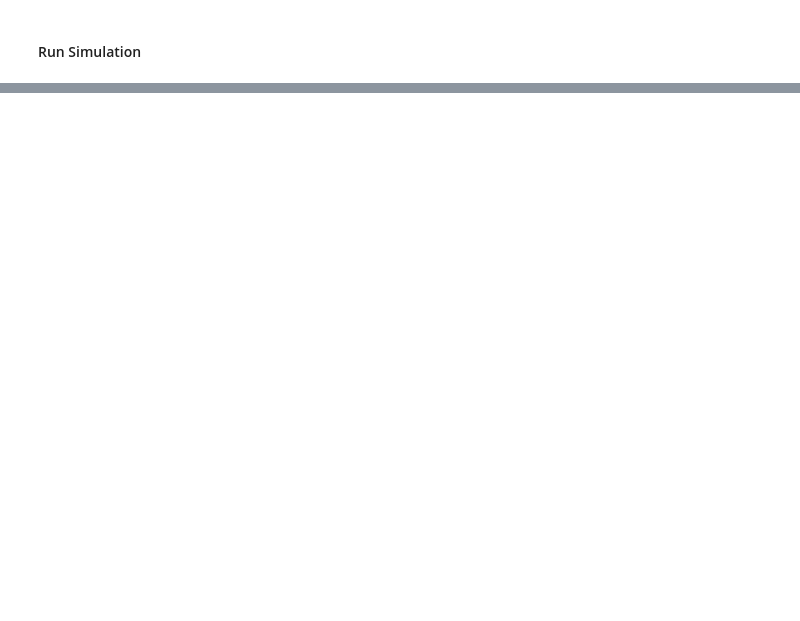
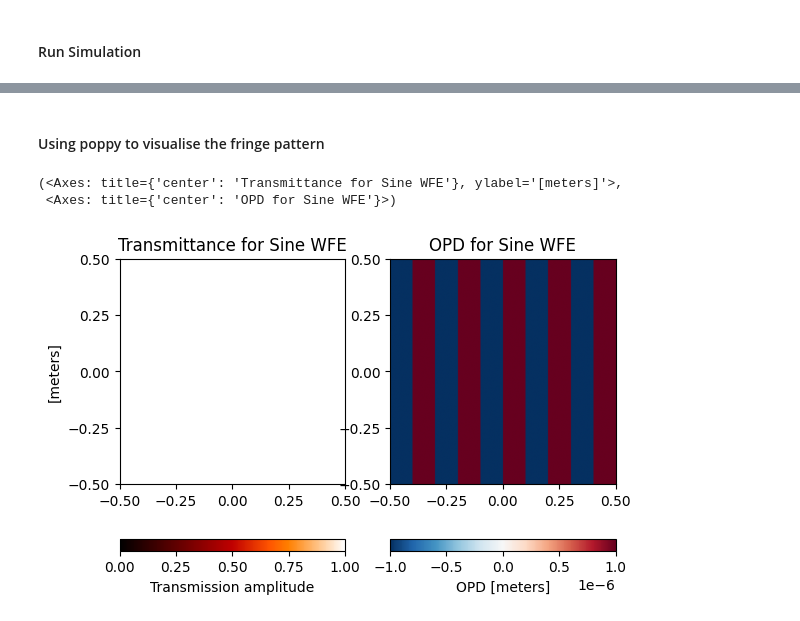
Before and after one commit to Hemanth-Kashyap-Gundamaraju/White-Light-Interferometry, a Jupyter notebook: wli_simulator.ipynb, the cells around one changed output, grey strips where cells are left out. Drawn from its saved outputs; the diff is of its cells as text; code cells hidden in the pictures; blank space fills up the shorter version.

```diff
--- a/wli_simulator.ipynb
+++ b/wli_simulator.ipynb
@@ -136,0 +178,12 @@ NameError: name 'I' is not defined
+# %% [markdown]
+#### Using poppy to visualise the fringe pattern
+# %%
+import poppy
+from poppy import SineWaveWFE
+import astropy.units as u
+optic = SineWaveWFE(spatialfreq=5, amplitude=0.1)
+optic.display(what='both', opd_vmax=1 * u.micron)
+# %% [output]
+(<Axes: title={'center': 'Transmittance for Sine WFE'}, ylabel='[meters]'>,
+ <Axes: title={'center': 'OPD for Sine WFE'}>)
+[figure, added]
```
Also changed, not shown: parts of 23 cells of this notebook, 1 other file.
